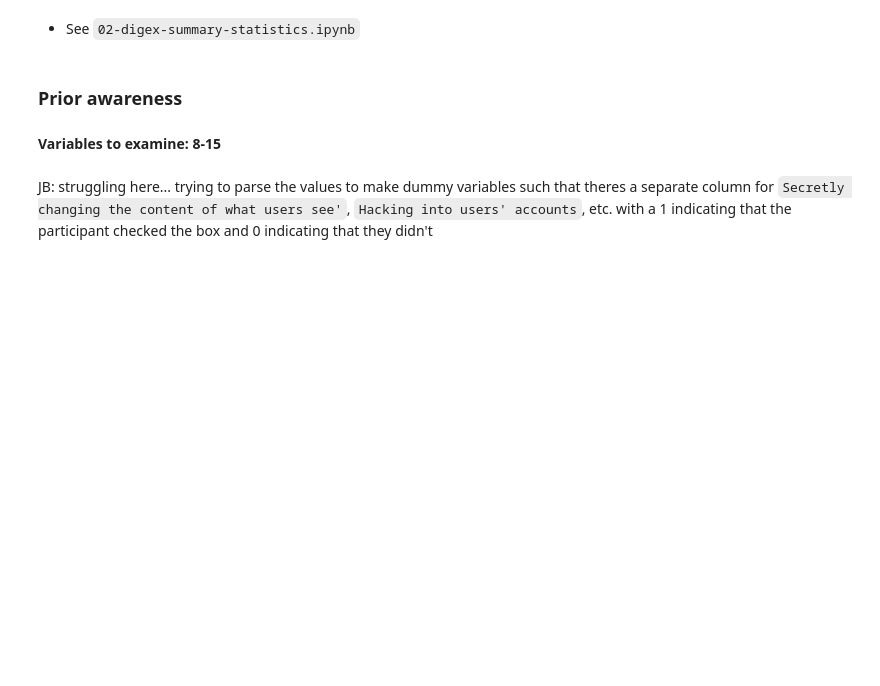
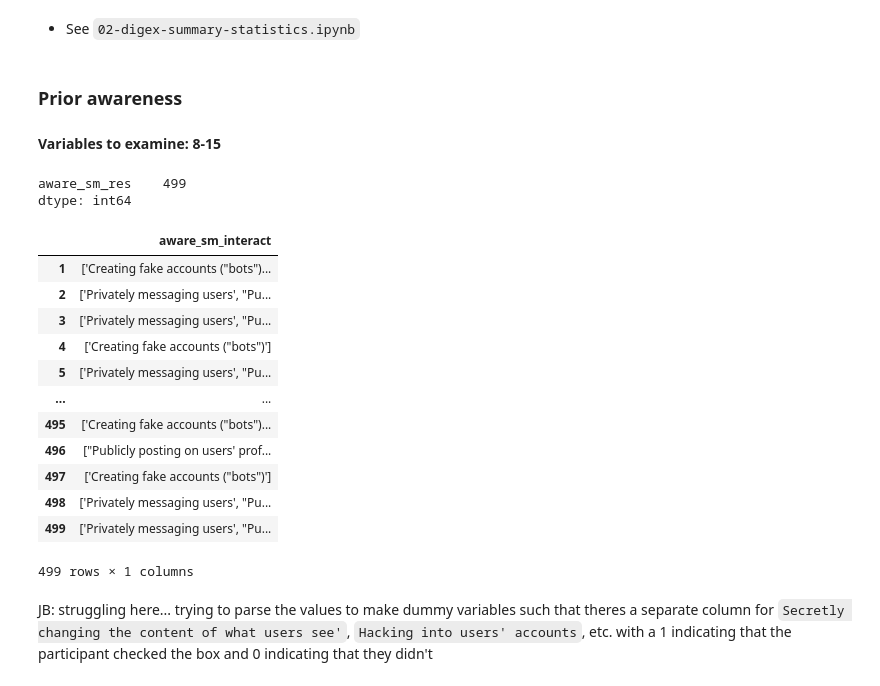
Before and after one commit to vincejstraub/article-digex-survey, a Jupyter notebook: code/notebooks/03-digex-exploratory-analysis.ipynb, the cells around one changed output. Saved outputs shown, nothing was run; the diff lists cells and outputs as text; code cells hidden in the pictures; blank space fills up the shorter version.

```diff
--- a/code/notebooks/03-digex-exploratory-analysis.ipynb
+++ b/code/notebooks/03-digex-exploratory-analysis.ipynb
@@ -104,6 +104,27 @@ Resources:
 ### Prior awareness
 # %% [markdown]
 **Variables to examine: 8-15**
+# %%
+digex_df[['aware_sm_res']].count()
+# %% [output]
+aware_sm_res    499
+dtype: int64
+# %%
+digex_df[['aware_sm_interact']]
+# %% [output]
+|  | aware_sm_interact |
+| 1 | ['Creating fake accounts ("bots")... |
+| 2 | ['Privately messaging users', "Pu... |
+| 3 | ['Privately messaging users', "Pu... |
+| 4 | ['Creating fake accounts ("bots")'] |
+| 5 | ['Privately messaging users', "Pu... |
+| ... | ... |
+| 495 | ['Creating fake accounts ("bots")... |
+| 496 | ["Publicly posting on users' prof... |
+| 497 | ['Creating fake accounts ("bots")'] |
+| 498 | ['Privately messaging users', "Pu... |
+| 499 | ['Privately messaging users', "Pu... |
+499 rows × 1 columns
 # %% [markdown]
 JB: struggling here... trying to parse the values to make dummy variables such that theres a separate column for `Secretly changing the content of what users see'`, `Hacking into users' accounts`, etc. with a 1 indicating that the participant checked the box and 0 indicating that they didn't
 # %%
```
Also changed, not shown: parts of 8 cells of this notebook, 6 other files.
